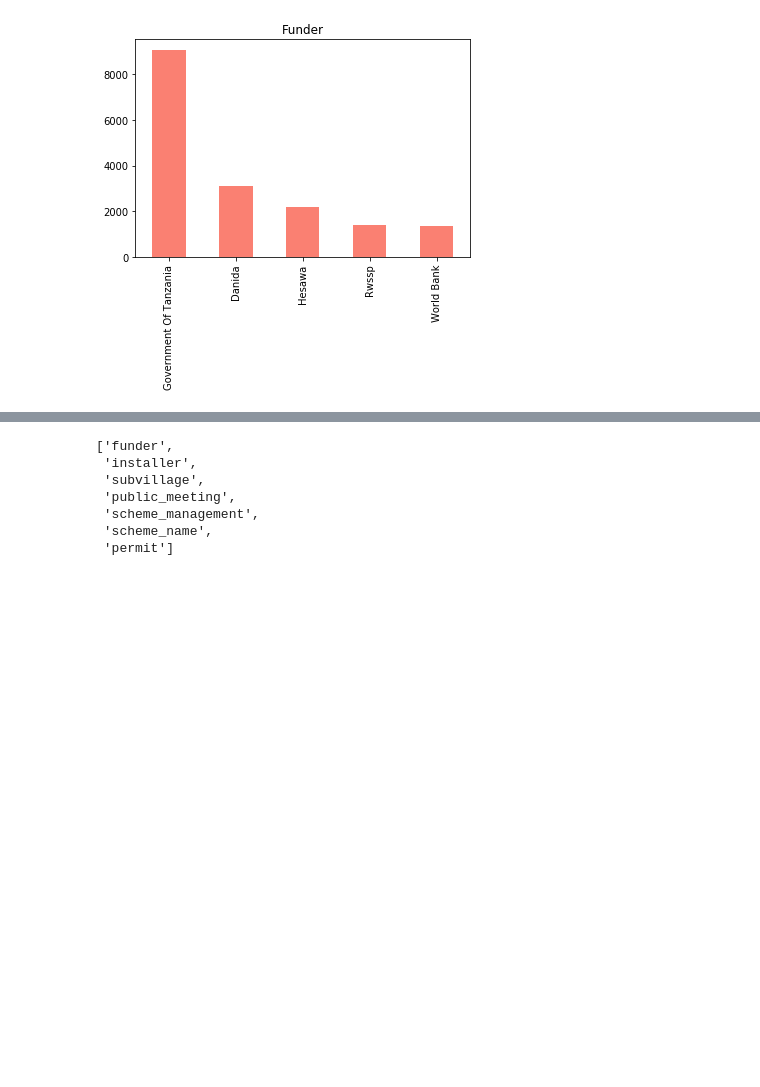
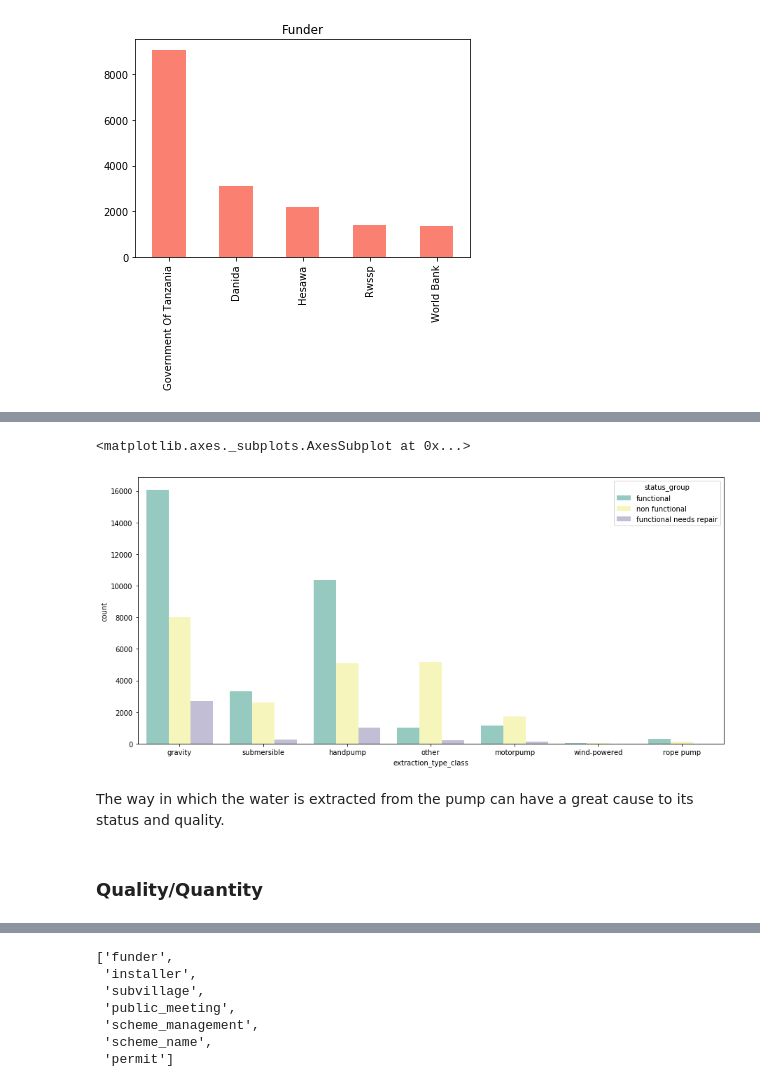
Before and after one commit to emilia329/PumpIt, a Jupyter notebook: WaterTanzia.ipynb, the cells around one changed output, grey strips where cells are left out. Saved outputs shown, nothing was run; the diff lists cells and outputs as text; code cells hidden in the pictures; blank space fills up the shorter version.

```diff
--- a/WaterTanzia.ipynb
+++ b/WaterTanzia.ipynb
@@ -116,0 +169,10 @@ Name: funder, dtype: int64
+# %%
+plt.figure(figsize=(15,7))
+sns.countplot(x='extraction_type_class', hue="status_group", data=df, palette ='Set3')
+# %% [output]
+<matplotlib.axes._subplots.AxesSubplot at 0x...>
+[figure, added]
+# %% [markdown]
+The way in which the water is extracted from the pump can have a great cause to its status and quality.
+# %% [markdown]
+### Quality/Quantity
```
Also changed, not shown: parts of 26 cells of this notebook.
